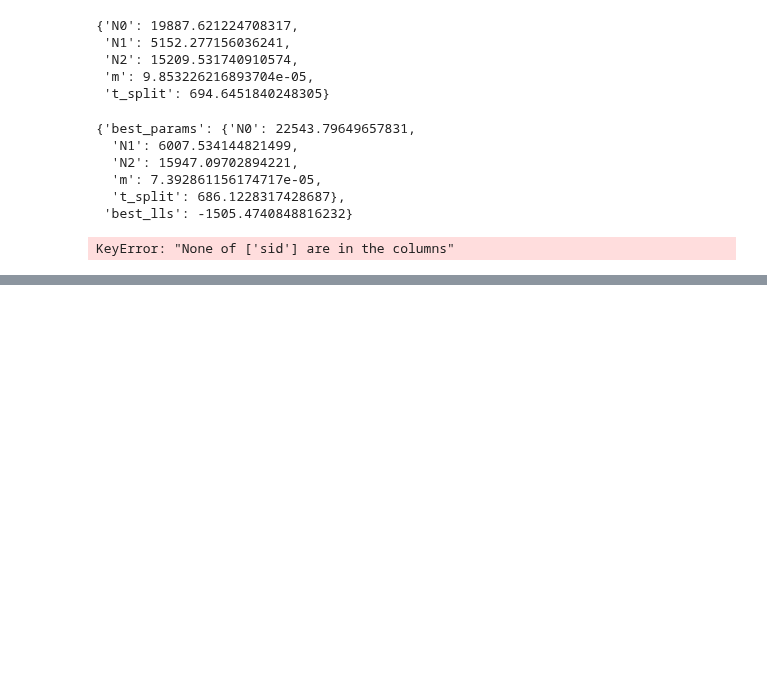
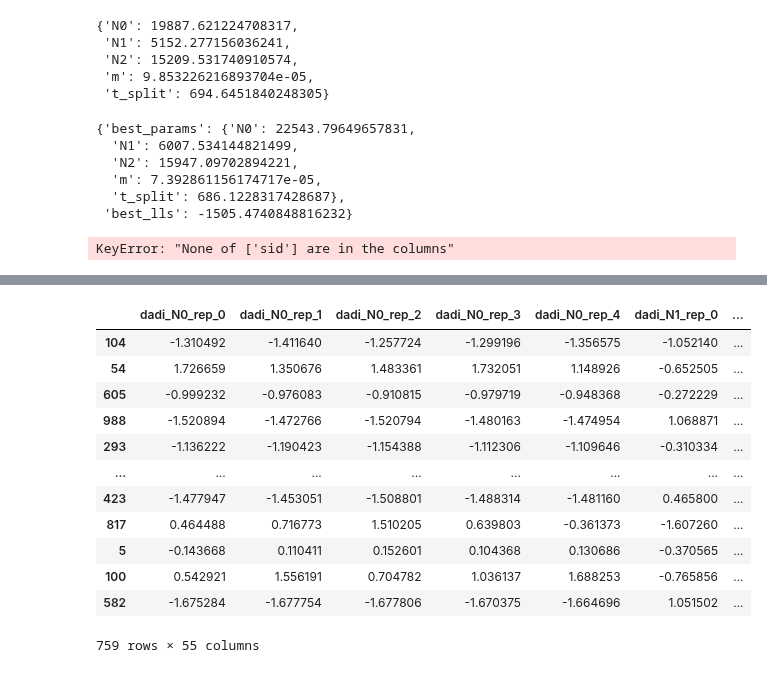
Before and after one commit to ak1376/Infer_Demography, a Jupyter notebook: notebooks/inspecting_output.ipynb, the cells around one changed output, grey strips where cells are left out. Drawn from its saved outputs; the diff is of its cells as text; code cells hidden in the pictures; blank space fills up the shorter version.

```diff
--- a/notebooks/inspecting_output.ipynb
+++ b/notebooks/inspecting_output.ipynb
@@ -1128,0 +1131,19 @@ Figure saved to /home/akapoor/kernlab/Infer_Demography/experiments/split_isolati
+# %%
+with open('/home/akapoor/kernlab/Infer_Demography/experiments/split_isolation/modeling/datasets/normalized_train_features.pkl', 'rb') as f:
+    train_features = pickle.load(f)
+# %%
+train_features
+# %% [output]
+|  | dadi_N0_rep_0 | dadi_N0_rep_1 | dadi_N0_rep_2 | dadi_N0_rep_3 | dadi_N0_rep_4 | dadi_N1_rep_0 | ... |
+| 104 | -1.310492 | -1.411640 | -1.257724 | -1.299196 | -1.356575 | -1.052140 | ... |
+| 54 | 1.726659 | 1.350676 | 1.483361 | 1.732051 | 1.148926 | -0.652505 | ... |
+| 605 | -0.999232 | -0.976083 | -0.910815 | -0.979719 | -0.948368 | -0.272229 | ... |
+| 988 | -1.520894 | -1.472766 | -1.520794 | -1.480163 | -1.474954 | 1.068871 | ... |
+| 293 | -1.136222 | -1.190423 | -1.154388 | -1.112306 | -1.109646 | -0.310334 | ... |
+| ... | ... | ... | ... | ... | ... | ... | ... |
+| 423 | -1.477947 | -1.453051 | -1.508801 | -1.488314 | -1.481160 | 0.465800 | ... |
+| 817 | 0.464488 | 0.716773 | 1.510205 | 0.639803 | -0.361373 | -1.607260 | ... |
+| 5 | -0.143668 | 0.110411 | 0.152601 | 0.104368 | 0.130686 | -0.370565 | ... |
+| 100 | 0.542921 | 1.556191 | 0.704782 | 1.036137 | 1.688253 | -0.765856 | ... |
+| 582 | -1.675284 | -1.677754 | -1.677806 | -1.670375 | -1.664696 | 1.051502 | ... |
+759 rows × 55 columns
```
Also changed, not shown: parts of 2 cells of this notebook, 7 other files.
